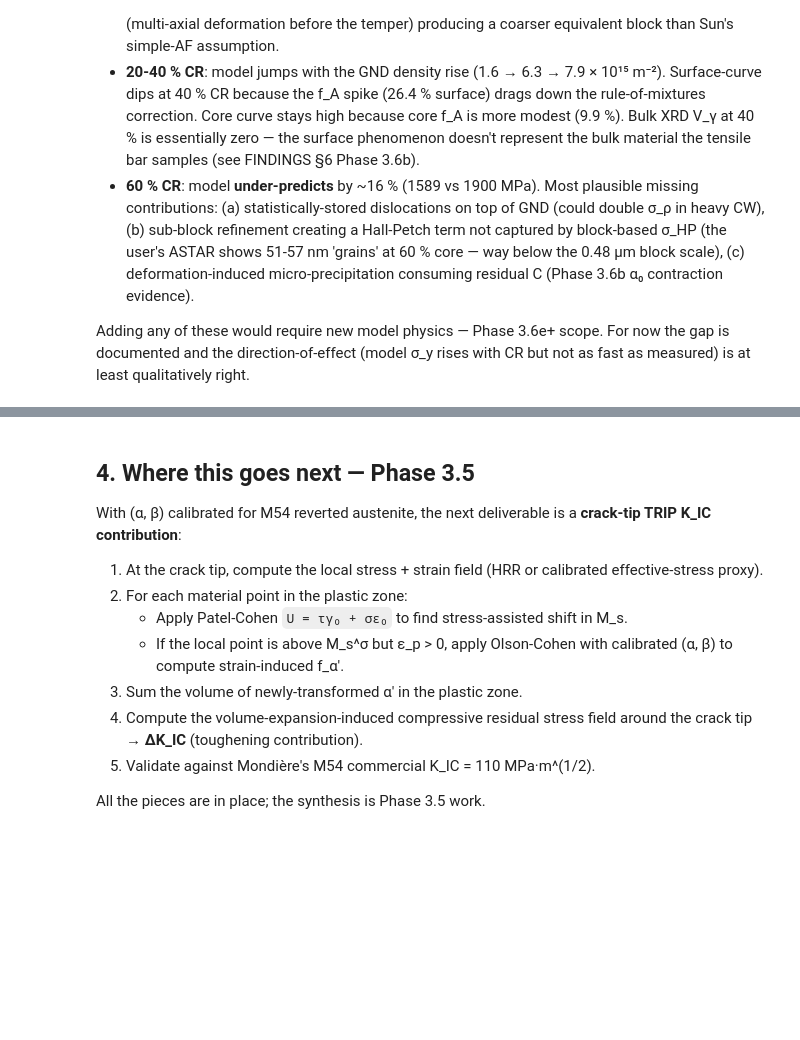
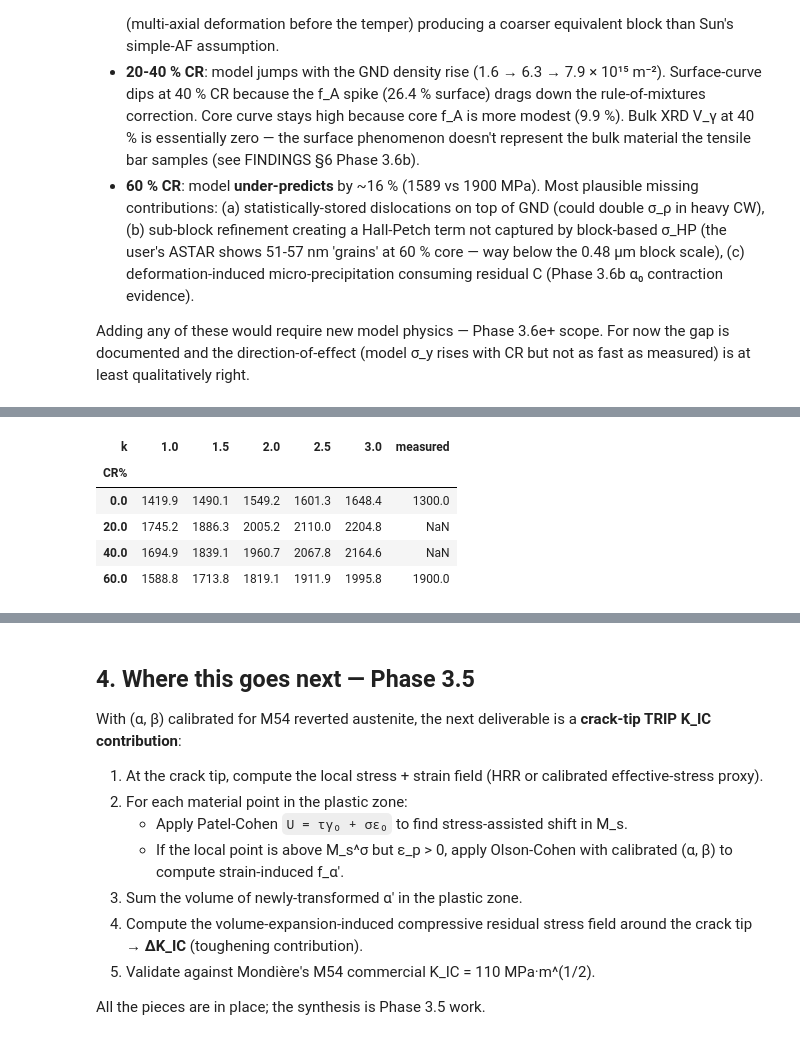
Before and after one commit to jedwa006/alloy-strengthening-contributions-modeling-public, a Jupyter notebook: notebooks/02_trip_toughening.ipynb, the cells around one changed output, grey strips where cells are left out. Drawn from its saved outputs; the diff is of its cells as text; code cells hidden in the pictures; blank space fills up the shorter version.

```diff
--- a/notebooks/02_trip_toughening.ipynb
+++ b/notebooks/02_trip_toughening.ipynb
@@ -348,0 +359,21 @@ qualitatively right.
+# %%
+ks = (1.0, 1.5, 2.0, 2.5, 3.0)
+rows = []
+for k in ks:
+    sweep = predict_cw_cr_sweep(location='core', ssd_multiplier=k)
+    for r in sweep:
+        rows.append({'CR%': r['cw_pct'], 'k': k,
+                     'σ_y': r['sigma_y_user_rate_MPa'],
+                     'meas': r['sigma_y_meas_MPa'],
+                     'miss%': r['miss_pct']})
+df = pd.DataFrame(rows)
+pivot = df.pivot(index='CR%', columns='k', values='σ_y')
+pivot['measured'] = [tensile_for_cr(c).sigma_y_MPa if c in (0, 60) else None for c in pivot.index]
+pivot
+# %% [output]
+| k | 1.0 | 1.5 | 2.0 | 2.5 | 3.0 | measured |
+| CR% |  |  |  |  |  |  |
+| 0.0 | 1419.9 | 1490.1 | 1549.2 | 1601.3 | 1648.4 | 1300.0 |
+| 20.0 | 1745.2 | 1886.3 | 2005.2 | 2110.0 | 2204.8 | NaN |
+| 40.0 | 1694.9 | 1839.1 | 1960.7 | 2067.8 | 2164.6 | NaN |
+| 60.0 | 1588.8 | 1713.8 | 1819.1 | 1911.9 | 1995.8 | 1900.0 |
```
Also changed, not shown: parts of 3 cells of this notebook, 5 other files.
